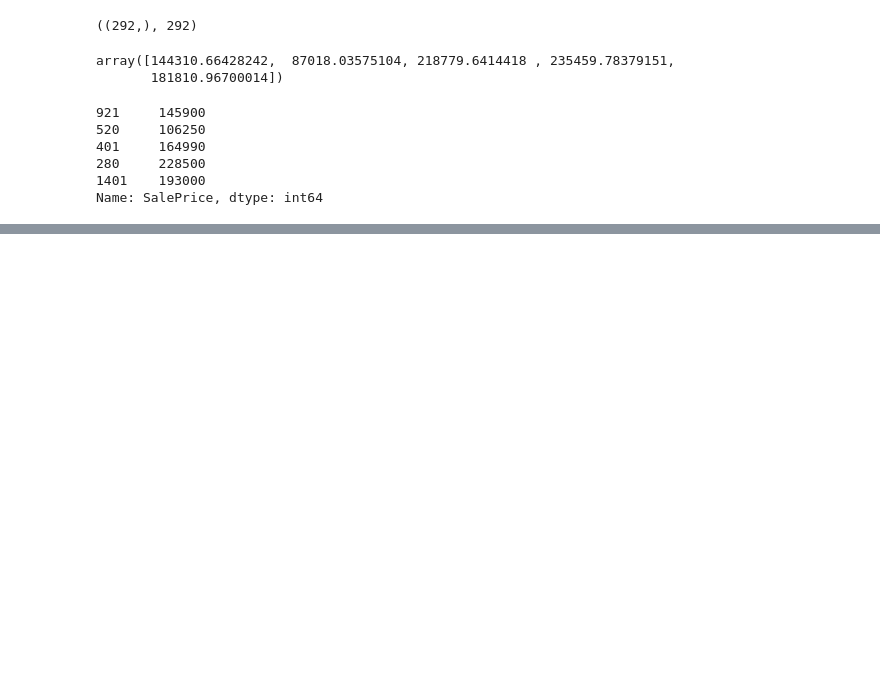
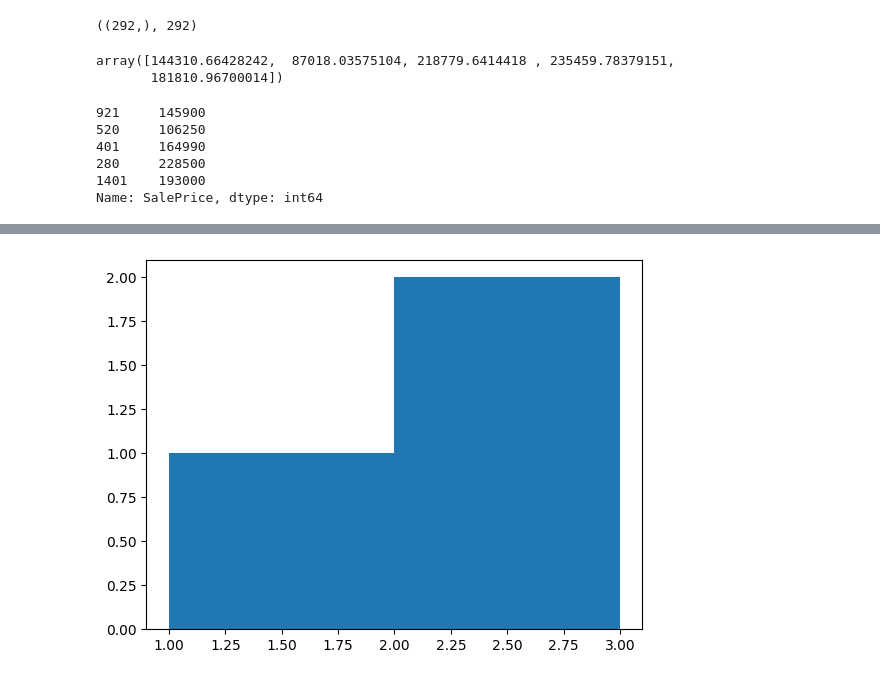
Before and after one commit to Venchislaw/PracticalAI, a Jupyter notebook: Machine Learning/RealProjects/RealEstateWebSite/data_science/ML Side/models_try.ipynb, the cells around one changed output, grey strips where cells are left out. Drawn from its saved outputs; the diff is of its cells as text; code cells hidden in the pictures; blank space fills up the shorter version.

```diff
--- a/Machine Learning/RealProjects/RealEstateWebSite/data_science/ML Side/models_try.ipynb
+++ b/Machine Learning/RealProjects/RealEstateWebSite/data_science/ML Side/models_try.ipynb
@@ -61,0 +87,5 @@ Name: SalePrice, dtype: int64
+# %%
+residuals = y_train - model.predict(X_train)
+plt.hist([0, 1, 2, 3], [1, 2, 3]);
+# %% [output]
+[figure, added]
```
Also changed, not shown: parts of 6 cells of this notebook.
